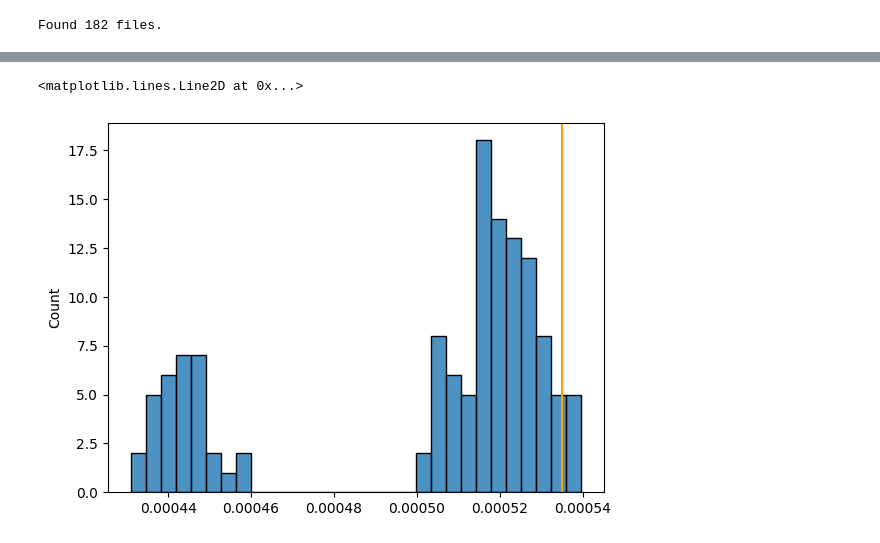
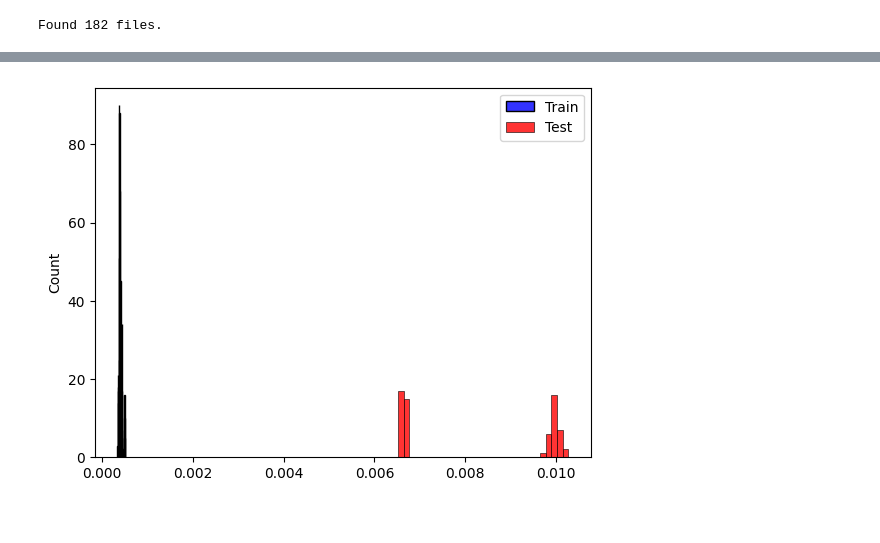
Before and after one commit to weso500/IOT-Anomaly-Detection, a Jupyter notebook: Single_Image_VAE_Working_Large_Image.ipynb, the cells around one changed output, grey strips where cells are left out. Saved outputs shown, nothing was run; the diff lists cells and outputs as text; code cells hidden in the pictures.

```diff
--- a/Single_Image_VAE_Working_Large_Image.ipynb
+++ b/Single_Image_VAE_Working_Large_Image.ipynb
@@ -204,7 +204,7 @@ test_ds = tf.keras.preprocessing.image_dataset_from_directory(
 
 normalization_layer = layers.Rescaling(scale= 1./255)
 
-normalized_test_ds = train_ds.map(lambda x: normalization_layer(x))
+normalized_test_ds = test_ds.map(lambda x: normalization_layer(x))
 # %% [output]
 Found 182 files.
 # %%
@@ -222,7 +220,3 @@ normalization_layer = layers.Rescaling(scale= 1./255)
-# %%
-normalized_ds = train_ds.map(lambda x: normalization_layer(x))
-image_batch = next(iter(normalized_ds))
-first_image = image_batch[0]
 # %%
 #(x_train, _), (x_test, _) = keras.datasets.mnist.load_data()
 #mnist_digits = np.concatenate([x_train, x_test], axis=0)
@@ -230,5 +224,5 @@ first_image = image_batch[0]
 
 vae = VAE(encoder, decoder)
 vae.compile(optimizer=keras.optimizers.Adam())
-vae.fit(normalized_ds, epochs=20, batch_size=10)
+vae.fit(normalized_ds, epochs=60, batch_size=10)
 # %% [output]
@@ -272,29 +266,32 @@ import seaborn as sns
 import numpy as np
 import matplotlib.pyplot as plt
 
-mse_values = [] # Create an empty list to store mse values
+mse_values_train = [] # Create an empty list to store mse values
+mse_values_test = []
 
-
-for elem in normalized_ds.take(3):
+for elem in normalized_ds.take(20):
   for i in range(len(elem)):
     elem_np = elem.numpy()
     exp = vae.predict(elem)
     exp_np = tf.get_static_value(exp)
     x = mse(elem_np, exp_np)
-    mse_values.append(x) # Append each mse value to the list
+    mse_values_train.append(x) # Append each mse value to the list
 
-for elem in normalized_test_ds.take(1):
+for elem in normalized_test_ds.take(2):
   for i in range(len(elem)):
     elem_np = elem.numpy()
     exp = vae.predict(elem)
     exp_np = tf.get_static_value(exp)
     x = mse(elem_np, exp_np)
-    mse_values.append(x) # Append each mse value to the list
+    mse_values_test.append(x) # Append each mse value to the list
 
-loss_threshold = np.percentile(mse_values, 95) # Calculate the threshold on the list of mse values
-print(f'The prediction loss threshold for 2% of outliers is {loss_threshold:.2f}')
+#loss_threshold = np.percentile(mse_values, 95) # Calculate the threshold on the list of mse values
+#print(f'The prediction loss threshold for 2% of outliers is {loss_threshold:.2f}')
 
 # Visualize the threshold using the list of mse values
-sns.histplot(mse_values, bins=30, alpha=0.8)
-plt.axvline(x=loss_threshold, color='orange')
+sns.histplot(mse_values_train, bins=30, alpha=0.8, color='blue', label='Train')
+sns.histplot(mse_values_test, bins=30, alpha=0.8, color='red', label='Test')
+#plt.axvline(x=loss_threshold, color='orange')
+plt.legend()
+plt.show()
 # %% [output]
@@ -318,2 +315 @@ The prediction loss threshold for 2% of outliers is 0.00
-<matplotlib.lines.Line2D at 0x...>
-[figure, old version]
+[figure, new version]
```
Also changed, not shown: parts of 5 cells of this notebook.
